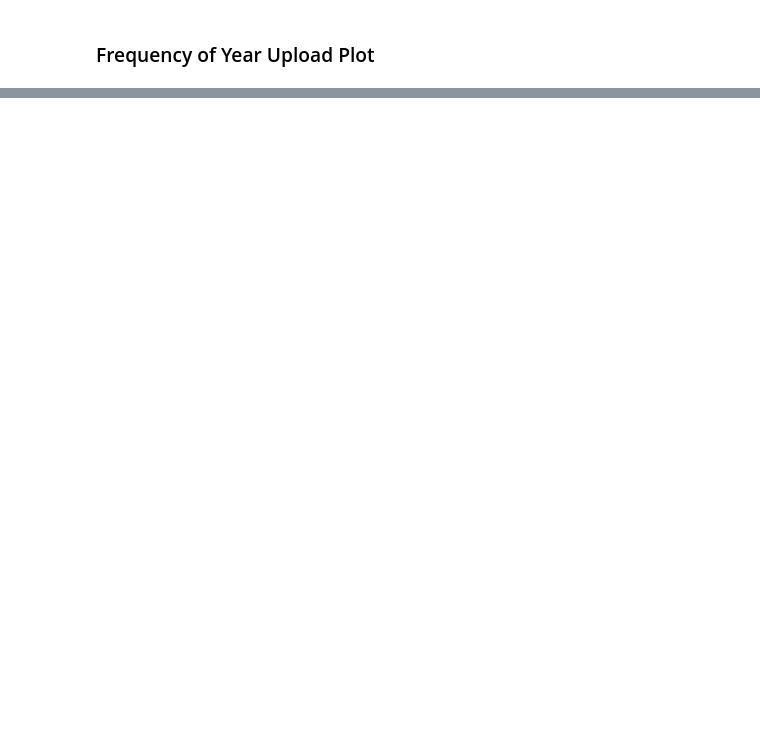
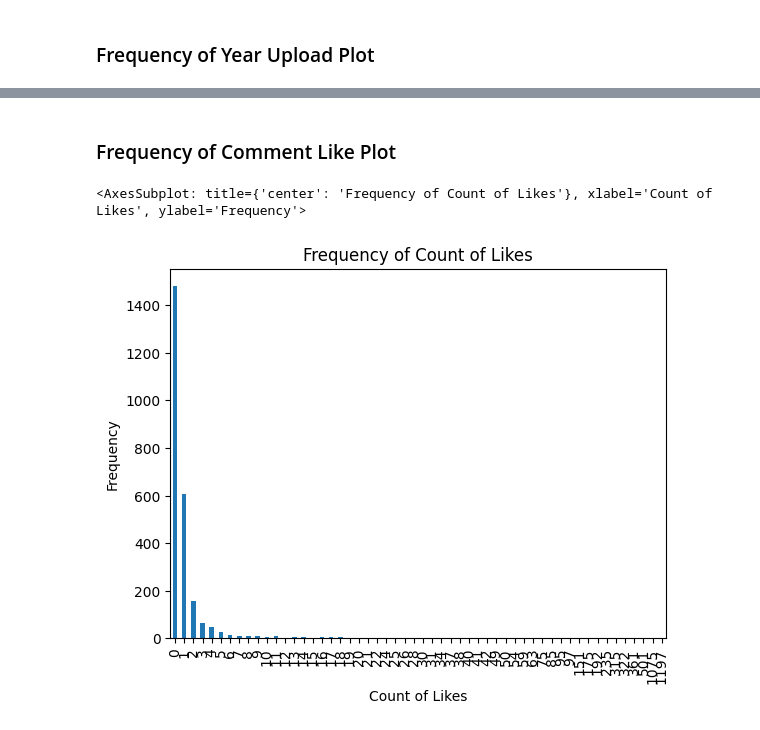
Before and after one commit to garatico/YouTubeSentimentApp, a Jupyter notebook: analyses/YouTubeSentimentAnalysis.ipynb, the cells around one changed output, grey strips where cells are left out. Drawn from its saved outputs; the diff is of its cells as text; code cells hidden in the pictures; blank space fills up the shorter version.

```diff
--- a/analyses/YouTubeSentimentAnalysis.ipynb
+++ b/analyses/YouTubeSentimentAnalysis.ipynb
@@ -34,4 +62,5 @@ db_params = {
 # %%
 all_videos = select_video(db_params)
+all_comments = select_comment(db_params)
 # %% [output]
 Database connection is closed
@@ -58,4 +99,4 @@ Database connection is closed
 ### Convert Data to Pandas Dataframes
 # %%
 all_videos_df = pd.DataFrame(all_videos)
-print(all_videos_df[1])
+all_comments_df = pd.DataFrame(all_comments)
@@ -114,3 +119,11 @@ yearly_counts.plot(kind="bar", xlabel="Year", ylabel="Upload Frequency", title="
+# %% [markdown]
+### Frequency of Comment Like Plot
+# %%
+like_counts = all_comments_df[12].value_counts().sort_index()
+like_counts.plot(kind="bar", xlabel="Count of Likes", ylabel="Frequency", title="Frequency of Count of Likes")
+# %% [output]
+<AxesSubplot: title={'center': 'Frequency of Count of Likes'}, xlabel='Count of Likes', ylabel='Frequency'>
+[figure, added]
 # %%
 # FROM POSTGRES DATABASE
 #tags_corpus = create_tags_corpus(db_params, "../sql/video/video_read_tags.SQL")
```
Also changed, not shown: parts of 11 cells of this notebook, 6 other files.
